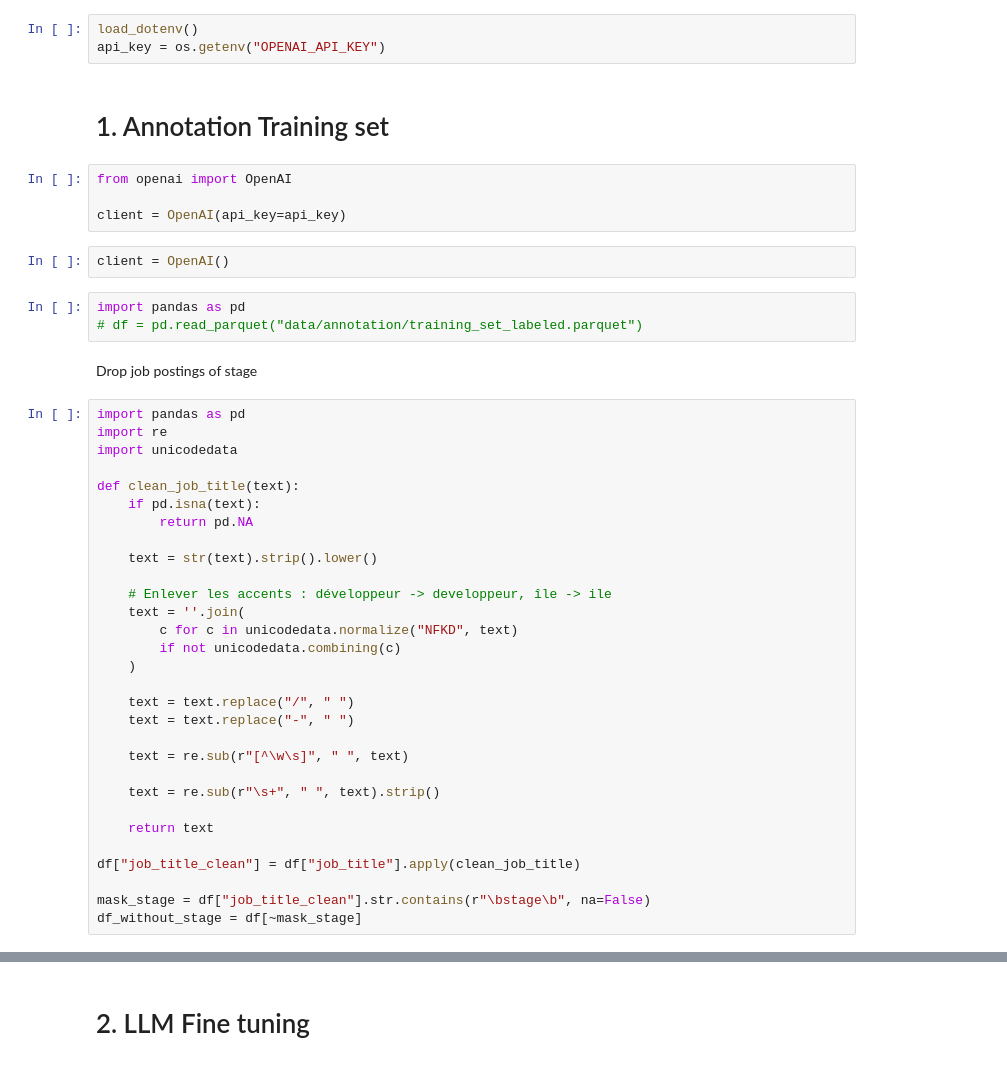
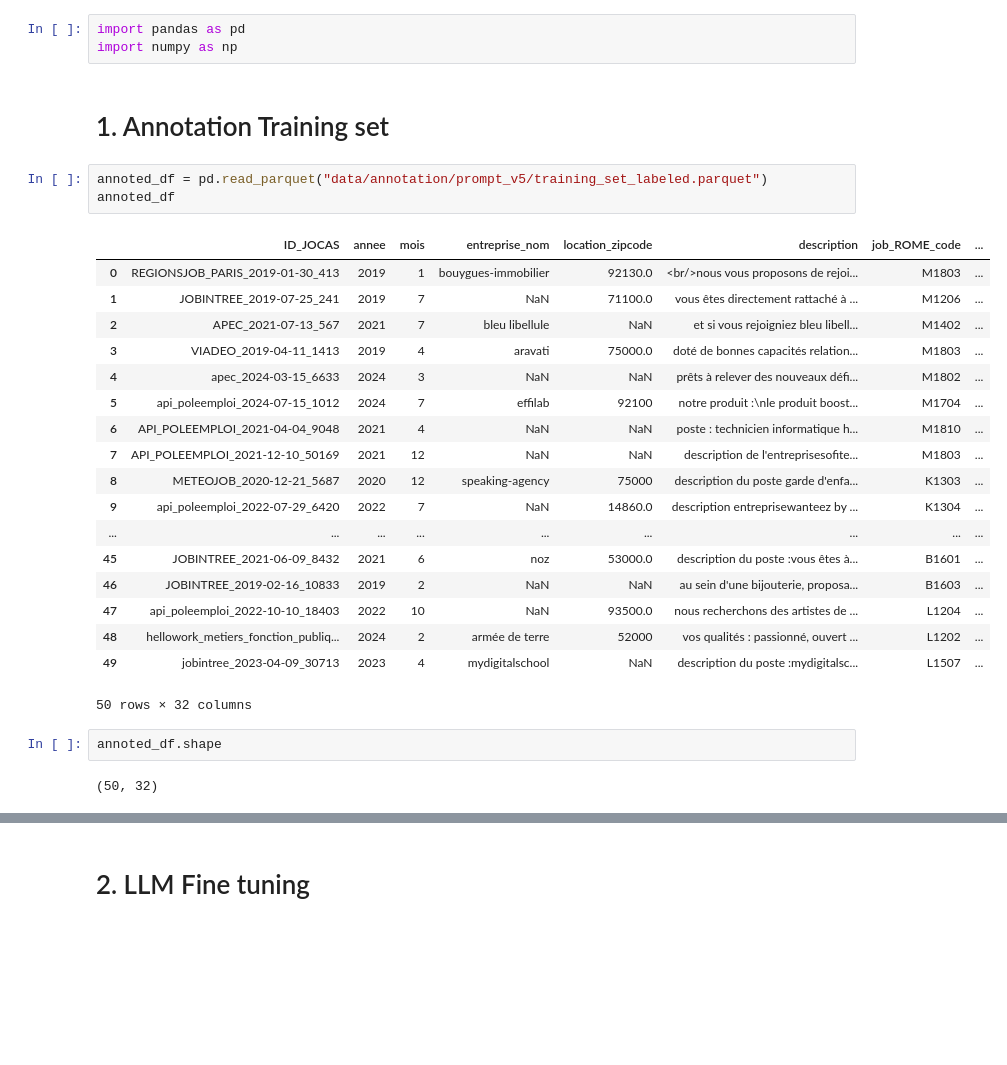
Before and after one commit to blengereau/job_postings, a Jupyter notebook: offer_detection.ipynb, the cells around one changed output, grey strips where cells are left out. Saved outputs shown, nothing was run; the diff lists cells and outputs as text; blank space fills up the shorter version.

Commit message:
WIP training, clustering,..

```diff
--- a/offer_detection.ipynb
+++ b/offer_detection.ipynb
@@ -40,46 +1,31 @@ def cosine_similarity_matrix(X: np.ndarray) -> np.ndarray:
-# %%
-load_dotenv()
-api_key = os.getenv("OPENAI_API_KEY")
+# %%
+import pandas as pd
+import numpy as np
 # %% [markdown]
 # 1. Annotation Training set
-# %%
-from openai import OpenAI
-
-client = OpenAI(api_key=api_key)
-# %%
-client = OpenAI()
 # %%
-import pandas as pd
-# df = pd.read_parquet("data/annotation/training_set_labeled.parquet")
+annoted_df = pd.read_parquet("data/annotation/prompt_v5/training_set_labeled.parquet")
+annoted_df
+# %% [output]
+|  | ID_JOCAS | annee | mois | entreprise_nom | location_zipcode | description | job_ROME_code | ... |
+| 0 | REGIONSJOB_PARIS_2019-01-30_413 | 2019 | 1 | bouygues-immobilier | 92130.0 | <br/>nous vous proposons de rejoi... | M1803 | ... |
+| 1 | JOBINTREE_2019-07-25_241 | 2019 | 7 | NaN | 71100.0 | vous êtes directement rattaché à ... | M1206 | ... |
+| 2 | APEC_2021-07-13_567 | 2021 | 7 | bleu libellule | NaN | et si vous rejoigniez bleu libell... | M1402 | ... |
+| 3 | VIADEO_2019-04-11_1413 | 2019 | 4 | aravati | 75000.0 | doté de bonnes capacités relation... | M1803 | ... |
+| 4 | apec_2024-03-15_6633 | 2024 | 3 | NaN | NaN | prêts à relever des nouveaux défi... | M1802 | ... |
+| 5 | api_poleemploi_2024-07-15_1012 | 2024 | 7 | effilab | 92100 | notre produit :\nle produit boost... | M1704 | ... |
+| 6 | API_POLEEMPLOI_2021-04-04_9048 | 2021 | 4 | NaN | NaN | poste : technicien informatique h... | M1810 | ... |
+| 7 | API_POLEEMPLOI_2021-12-10_50169 | 2021 | 12 | NaN | NaN | description de l'entreprisesofite... | M1803 | ... |
+| 8 | METEOJOB_2020-12-21_5687 | 2020 | 12 | speaking-agency | 75000 | description du poste garde d'enfa... | K1303 | ... |
+| 9 | api_poleemploi_2022-07-29_6420 | 2022 | 7 | NaN | 14860.0 | description entreprisewanteez by ... | K1304 | ... |
+| ... | ... | ... | ... | ... | ... | ... | ... | ... |
+| 45 | JOBINTREE_2021-06-09_8432 | 2021 | 6 | noz | 53000.0 | description du poste :vous êtes à... | B1601 | ... |
+| 46 | JOBINTREE_2019-02-16_10833 | 2019 | 2 | NaN | NaN | au sein d'une bijouterie, proposa... | B1603 | ... |
+| 47 | api_poleemploi_2022-10-10_18403 | 2022 | 10 | NaN | 93500.0 | nous recherchons des artistes de ... | L1204 | ... |
+| 48 | hellowork_metiers_fonction_publiq... | 2024 | 2 | armée de terre | 52000 | vos qualités : passionné, ouvert ... | L1202 | ... |
+| 49 | jobintree_2023-04-09_30713 | 2023 | 4 | mydigitalschool | NaN | description du poste :mydigitalsc... | L1507 | ... |
+50 rows × 32 columns
-# %% [markdown]
-Drop job postings of stage
-# %%
-import pandas as pd
-import re
-import unicodedata
-
-def clean_job_title(text):
-    if pd.isna(text):
-        return pd.NA
-
-    text = str(text).strip().lower()
-
-    # Enlever les accents : développeur -> developpeur, île -> ile
-    text = ''.join(
-        c for c in unicodedata.normalize("NFKD", text)
-        if not unicodedata.combining(c)
-    )
-
-    text = text.replace("/", " ")
-    text = text.replace("-", " ")
-
-    text = re.sub(r"[^\w\s]", " ", text)
-
-    text = re.sub(r"\s+", " ", text).strip()
-
-    return text
-
-df["job_title_clean"] = df["job_title"].apply(clean_job_title)
-
-mask_stage = df["job_title_clean"].str.contains(r"\bstage\b", na=False)
-df_without_stage = df[~mask_stage]
+# %%
+annoted_df.shape
+# %% [output]
+(50, 32)
```
Also changed, not shown: parts of 12 cells of this notebook, 8 other files.
